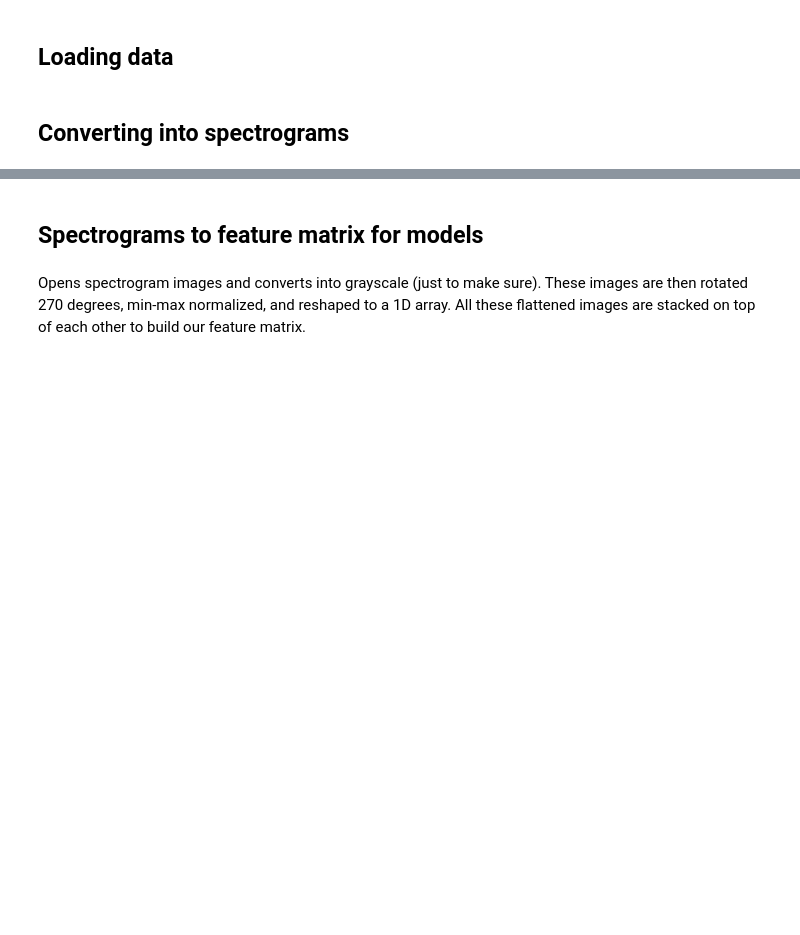
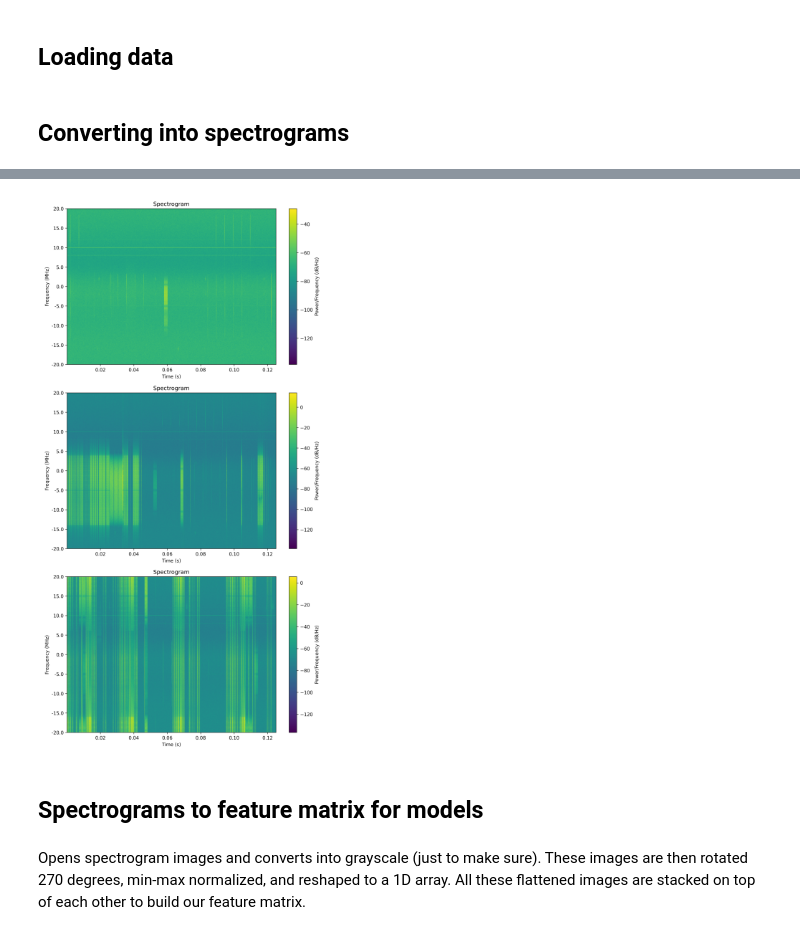
Before and after one commit to r-dura/rf-anomaly-detection, a Jupyter notebook: notebooks/auto_encoder.ipynb, the cells around one changed output, grey strips where cells are left out. Cells and saved outputs as stored; diff of their text form; code cells hidden in the pictures; blank space fills up the shorter version.

```diff
--- a/notebooks/auto_encoder.ipynb
+++ b/notebooks/auto_encoder.ipynb
@@ -14,12 +11,10 @@ import logging
 ## Loading data
 # %%
 DATA_PATH = '../data/raw/'
-IMG_SIZE = 122
 
-# Create necessary directories
 dronerf_path = os.path.join(DATA_PATH, 'dronerf')
-input_path = '../data/processed/auto_input'
-os.makedirs(input_path, exist_ok=True)
+export_path = '../data/processed/auto_input'
+os.makedirs(export_path, exist_ok=True)
 
 name_map = {
     'AR drone': 'ar',
@@ -29,3 +24,4 @@ name_map = {
 }
 
 sample_rate = 40e6
+img_dim = 224
@@ -99,2 +146,29 @@ Spectrograms created successfully.
+# %%
+import matplotlib.image as mpimg
+from matplotlib import rcParams
+
+%matplotlib inline
+
+# read images
+bg_spec_img = mpimg.imread(os.path.join(export_path, 'bg/readable/00000L_13_readable.png'))
+ar_spec_img = mpimg.imread(os.path.join(export_path, 'ar/readable/10100L_2_readable.png'))
+phantom_spec_img = mpimg.imread(os.path.join(export_path, 'phantom/readable/11000L_14_readable.png'))
+
+# display images
+fig, ax = plt.subplots(3, 1, figsize=(20, 20))  # Adjust figsize for better sizing
+
+ax[0].imshow(bg_spec_img)
+ax[0].axis('off')
+
+ax[1].imshow(ar_spec_img)
+ax[1].axis('off')
+
+ax[2].imshow(phantom_spec_img)
+ax[2].axis('off')
+
+plt.subplots_adjust(wspace=0, hspace=0)
+plt.show()
+# %% [output]
+[figure, added]
 # %% [markdown]
 ## Spectrograms to feature matrix for models
```
Also changed, not shown: parts of 49 cells of this notebook, 2 other files.
